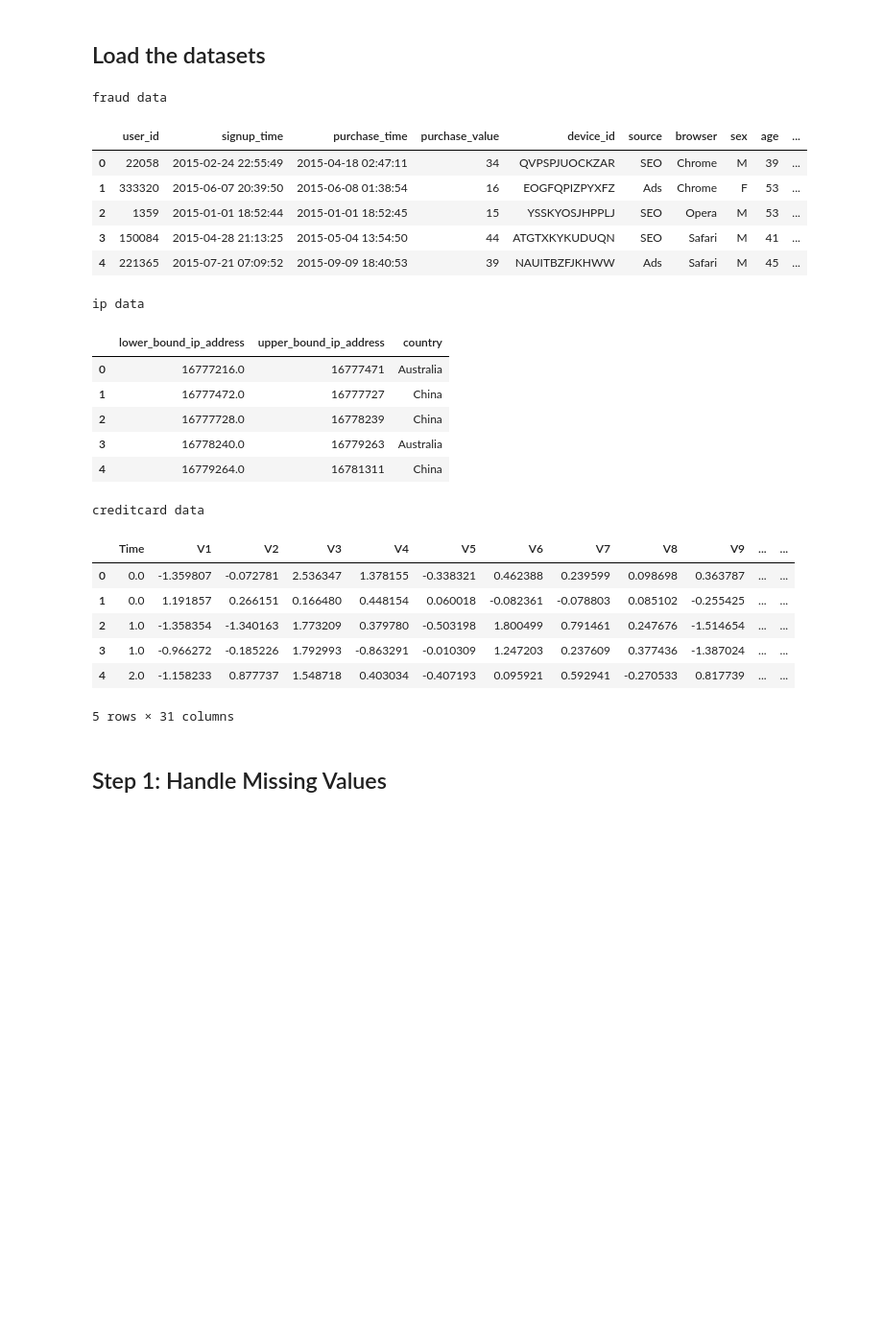
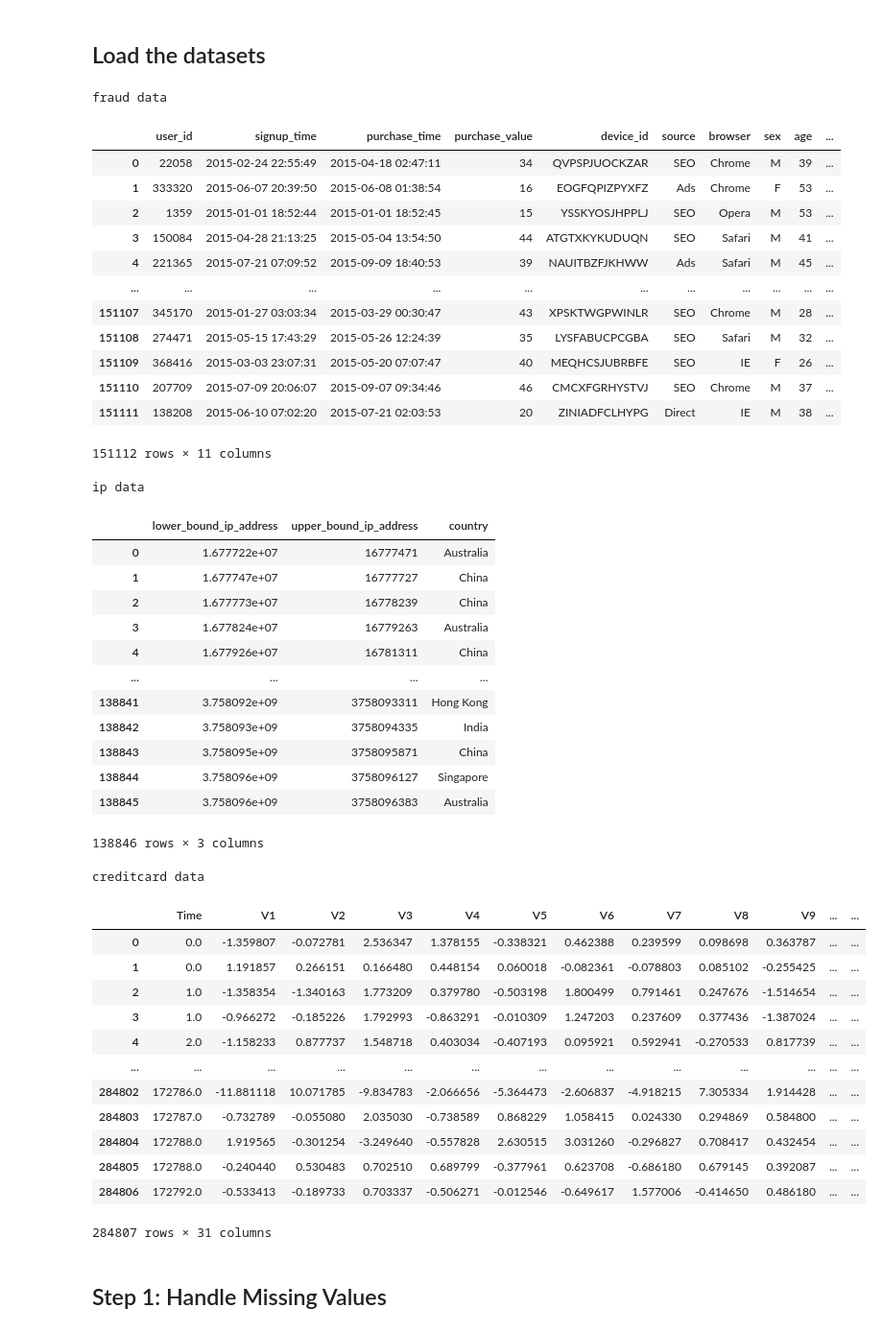
Before and after one commit to yohannestayez/Improved-detection-of-fraud-cases-for-e-commerce-and-bank-transactions, a Jupyter notebook: notebooks/Data_Analysis_and_Preprocessing.ipynb, the cells around one changed output. Shown: that part at 96% size. Cells and saved outputs as stored; diff of their text form; code cells hidden in the pictures; blank space fills up the shorter version.

```diff
--- a/notebooks/Data_Analysis_and_Preprocessing.ipynb
+++ b/notebooks/Data_Analysis_and_Preprocessing.ipynb
@@ -16,34 +16,54 @@ ip_data = pd.read_csv('E:/10Academy/week 8/Technical Content/Data/IpAddress_to_C
 creditcard_data = pd.read_csv('E:/10Academy/week 8/Technical Content/Data/creditcard.csv')
 # %%
 print("fraud data")
-display(fraud_data.head())
+display(fraud_data)
 print("ip data")
-display(ip_data.head())
+display(ip_data)
 print("creditcard data")
-display(creditcard_data.head())
+display(creditcard_data)
 # %% [output]
 fraud data
 |  | user_id | signup_time | purchase_time | purchase_value | device_id | source | browser | sex | age | ... |
 | 0 | 22058 | 2015-02-24 22:55:49 | 2015-04-18 02:47:11 | 34 | QVPSPJUOCKZAR | SEO | Chrome | M | 39 | ... |
 | 1 | 333320 | 2015-06-07 20:39:50 | 2015-06-08 01:38:54 | 16 | EOGFQPIZPYXFZ | Ads | Chrome | F | 53 | ... |
 | 2 | 1359 | 2015-01-01 18:52:44 | 2015-01-01 18:52:45 | 15 | YSSKYOSJHPPLJ | SEO | Opera | M | 53 | ... |
 | 3 | 150084 | 2015-04-28 21:13:25 | 2015-05-04 13:54:50 | 44 | ATGTXKYKUDUQN | SEO | Safari | M | 41 | ... |
 | 4 | 221365 | 2015-07-21 07:09:52 | 2015-09-09 18:40:53 | 39 | NAUITBZFJKHWW | Ads | Safari | M | 45 | ... |
+| ... | ... | ... | ... | ... | ... | ... | ... | ... | ... | ... |
+| 151107 | 345170 | 2015-01-27 03:03:34 | 2015-03-29 00:30:47 | 43 | XPSKTWGPWINLR | SEO | Chrome | M | 28 | ... |
+| 151108 | 274471 | 2015-05-15 17:43:29 | 2015-05-26 12:24:39 | 35 | LYSFABUCPCGBA | SEO | Safari | M | 32 | ... |
+| 151109 | 368416 | 2015-03-03 23:07:31 | 2015-05-20 07:07:47 | 40 | MEQHCSJUBRBFE | SEO | IE | F | 26 | ... |
+| 151110 | 207709 | 2015-07-09 20:06:07 | 2015-09-07 09:34:46 | 46 | CMCXFGRHYSTVJ | SEO | Chrome | M | 37 | ... |
+| 151111 | 138208 | 2015-06-10 07:02:20 | 2015-07-21 02:03:53 | 20 | ZINIADFCLHYPG | Direct | IE | M | 38 | ... |
-ip data
+151112 rows × 11 columns
+ip data
 |  | lower_bound_ip_address | upper_bound_ip_address | country |
-| 0 | 16777216.0 | 16777471 | Australia |
-| 1 | 16777472.0 | 16777727 | China |
-| 2 | 16777728.0 | 16778239 | China |
-| 3 | 16778240.0 | 16779263 | Australia |
-| 4 | 16779264.0 | 16781311 | China |
+| 0 | 1.677722e+07 | 16777471 | Australia |
+| 1 | 1.677747e+07 | 16777727 | China |
+| 2 | 1.677773e+07 | 16778239 | China |
+| 3 | 1.677824e+07 | 16779263 | Australia |
+| 4 | 1.677926e+07 | 16781311 | China |
+| ... | ... | ... | ... |
+| 138841 | 3.758092e+09 | 3758093311 | Hong Kong |
+| 138842 | 3.758093e+09 | 3758094335 | India |
+| 138843 | 3.758095e+09 | 3758095871 | China |
+| 138844 | 3.758096e+09 | 3758096127 | Singapore |
+| 138845 | 3.758096e+09 | 3758096383 | Australia |
-creditcard data
+138846 rows × 3 columns
+creditcard data
 |  | Time | V1 | V2 | V3 | V4 | V5 | V6 | V7 | V8 | V9 | ... | ... |
 | 0 | 0.0 | -1.359807 | -0.072781 | 2.536347 | 1.378155 | -0.338321 | 0.462388 | 0.239599 | 0.098698 | 0.363787 | ... | ... |
 | 1 | 0.0 | 1.191857 | 0.266151 | 0.166480 | 0.448154 | 0.060018 | -0.082361 | -0.078803 | 0.085102 | -0.255425 | ... | ... |
 | 2 | 1.0 | -1.358354 | -1.340163 | 1.773209 | 0.379780 | -0.503198 | 1.800499 | 0.791461 | 0.247676 | -1.514654 | ... | ... |
 | 3 | 1.0 | -0.966272 | -0.185226 | 1.792993 | -0.863291 | -0.010309 | 1.247203 | 0.237609 | 0.377436 | -1.387024 | ... | ... |
 | 4 | 2.0 | -1.158233 | 0.877737 | 1.548718 | 0.403034 | -0.407193 | 0.095921 | 0.592941 | -0.270533 | 0.817739 | ... | ... |
+| ... | ... | ... | ... | ... | ... | ... | ... | ... | ... | ... | ... | ... |
+| 284802 | 172786.0 | -11.881118 | 10.071785 | -9.834783 | -2.066656 | -5.364473 | -2.606837 | -4.918215 | 7.305334 | 1.914428 | ... | ... |
+| 284803 | 172787.0 | -0.732789 | -0.055080 | 2.035030 | -0.738589 | 0.868229 | 1.058415 | 0.024330 | 0.294869 | 0.584800 | ... | ... |
+| 284804 | 172788.0 | 1.919565 | -0.301254 | -3.249640 | -0.557828 | 2.630515 | 3.031260 | -0.296827 | 0.708417 | 0.432454 | ... | ... |
+| 284805 | 172788.0 | -0.240440 | 0.530483 | 0.702510 | 0.689799 | -0.377961 | 0.623708 | -0.686180 | 0.679145 | 0.392087 | ... | ... |
+| 284806 | 172792.0 | -0.533413 | -0.189733 | 0.703337 | -0.506271 | -0.012546 | -0.649617 | 1.577006 | -0.414650 | 0.486180 | ... | ... |
-5 rows × 31 columns
+284807 rows × 31 columns
 # %% [markdown]
 ## Step 1: Handle Missing Values
 # %%
```
Also changed, not shown: parts of 9 cells of this notebook.
